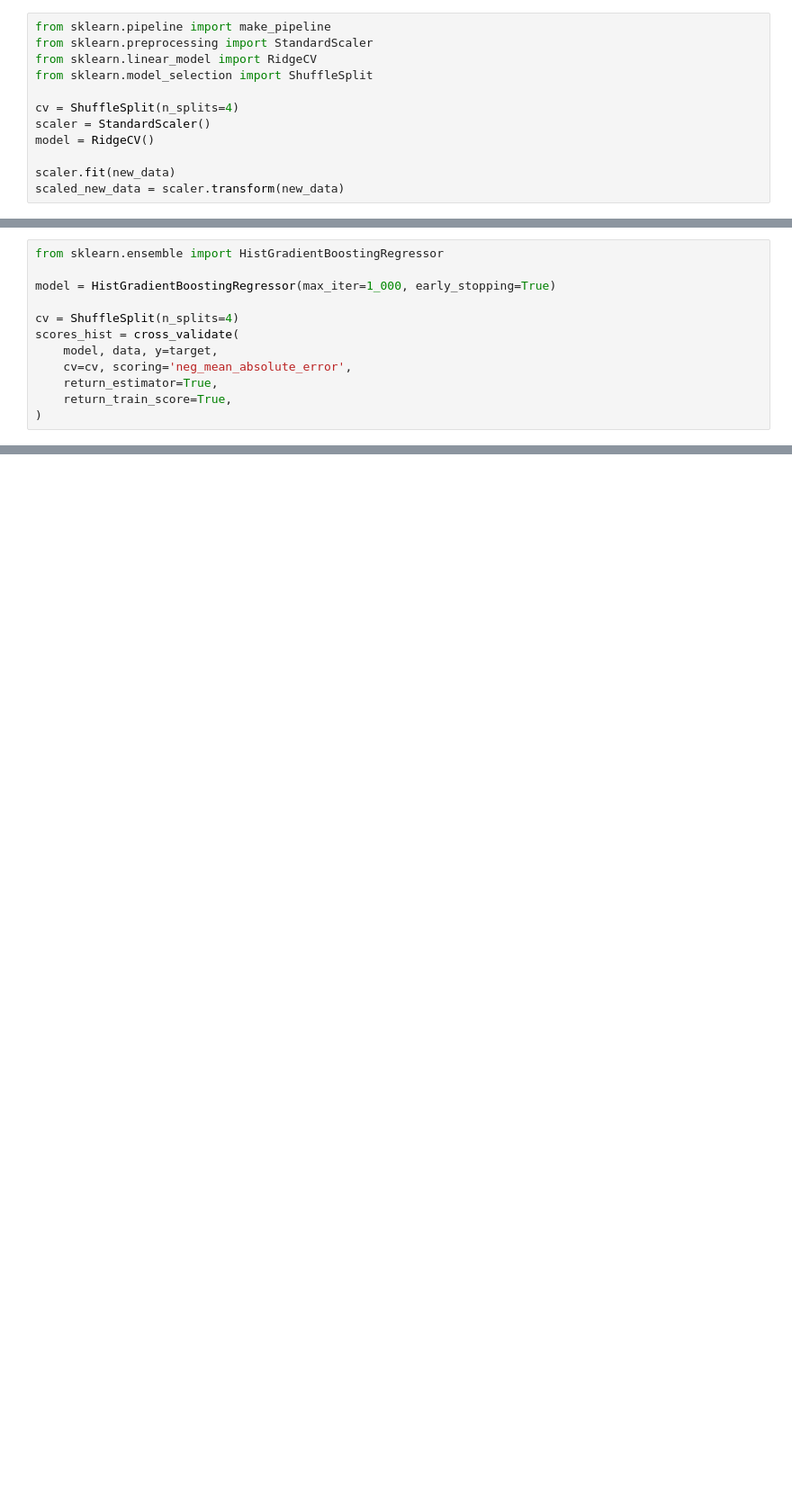
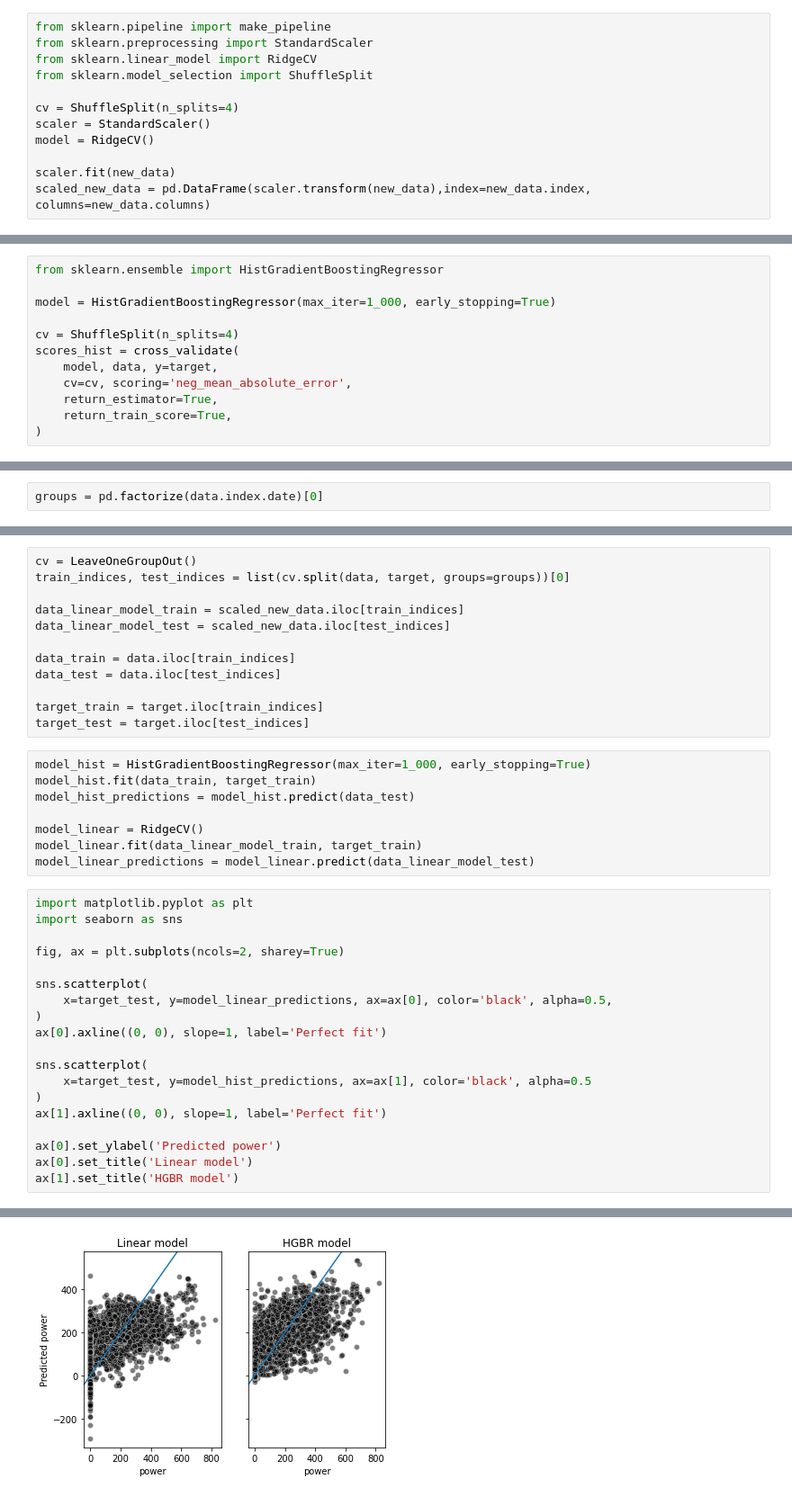
Before and after one commit to aageo25/scikit-learn-mooc, a Jupyter notebook: wrapup-7.ipynb, the cells around one changed output, grey strips where cells are left out. Shown: that part at 90% size. Cells and saved outputs as stored; diff of their text form; blank space fills up the shorter version.

```diff
--- a/wrapup-7.ipynb
+++ b/wrapup-7.ipynb
@@ -46,4 +52,4 @@ scaler = StandardScaler()
 model = RidgeCV()
 
 scaler.fit(new_data)
-scaled_new_data = scaler.transform(new_data)
+scaled_new_data = pd.DataFrame(scaler.transform(new_data),index=new_data.index, columns=new_data.columns)
@@ -112,0 +134,2 @@ scores_hist
+# %%
+groups = pd.factorize(data.index.date)[0]
@@ -112,0 +209,40 @@ scores_hist
+# %%
+cv = LeaveOneGroupOut()
+train_indices, test_indices = list(cv.split(data, target, groups=groups))[0]
+
+data_linear_model_train = scaled_new_data.iloc[train_indices]
+data_linear_model_test = scaled_new_data.iloc[test_indices]
+
+data_train = data.iloc[train_indices]
+data_test = data.iloc[test_indices]
+
+target_train = target.iloc[train_indices]
+target_test = target.iloc[test_indices]
+# %%
+model_hist = HistGradientBoostingRegressor(max_iter=1_000, early_stopping=True)
+model_hist.fit(data_train, target_train)
+model_hist_predictions = model_hist.predict(data_test)
+
+model_linear = RidgeCV()
+model_linear.fit(data_linear_model_train, target_train)
+model_linear_predictions = model_linear.predict(data_linear_model_test)
+# %%
+import matplotlib.pyplot as plt
+import seaborn as sns
+
+fig, ax = plt.subplots(ncols=2, sharey=True)
+
+sns.scatterplot(
+    x=target_test, y=model_linear_predictions, ax=ax[0], color='black', alpha=0.5,
+)
+ax[0].axline((0, 0), slope=1, label='Perfect fit')
+
+sns.scatterplot(
+    x=target_test, y=model_hist_predictions, ax=ax[1], color='black', alpha=0.5
+)
+ax[1].axline((0, 0), slope=1, label='Perfect fit')
+
+ax[0].set_ylabel('Predicted power')
+ax[0].set_title('Linear model')
+ax[1].set_title('HGBR model')
+# %% [output]
@@ -112,0 +250 @@ scores_hist
+[figure, added]
```
Also changed, not shown: parts of 22 cells of this notebook, 2 other files.
